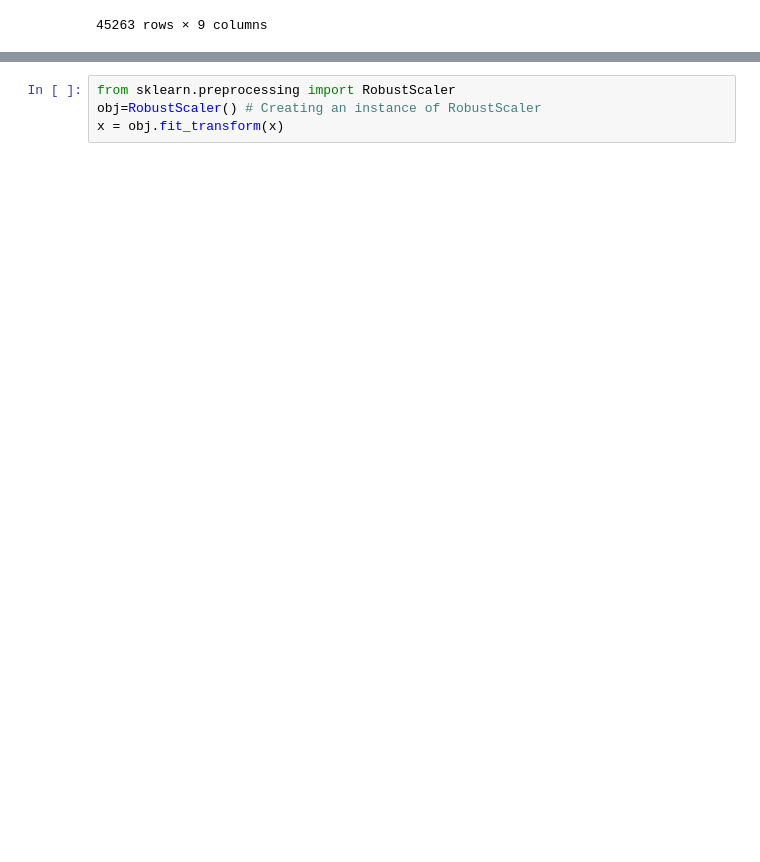
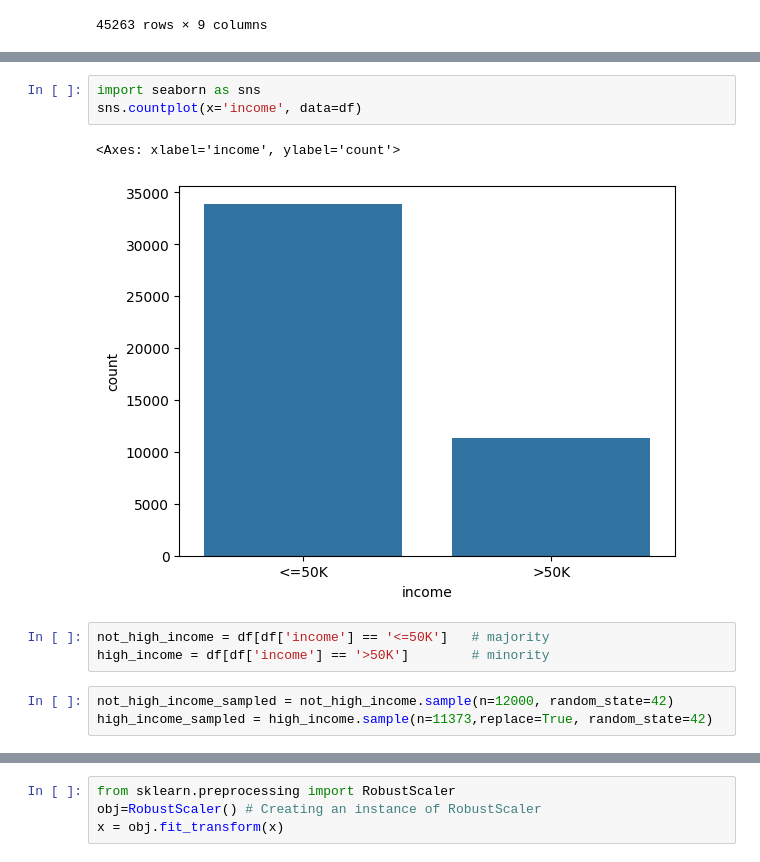
Before and after one commit to itsme0403005/project_edunet, a Jupyter notebook: salarypred.ipynb, the cells around one changed output, grey strips where cells are left out. Drawn from its saved outputs; the diff is of its cells as text; blank space fills up the shorter version.

```diff
--- a/salarypred.ipynb
+++ b/salarypred.ipynb
@@ -325,0 +333,12 @@ x
+# %%
+import seaborn as sns
+sns.countplot(x='income', data=df)
+# %% [output]
+<Axes: xlabel='income', ylabel='count'>
+[figure, added]
+# %%
+not_high_income = df[df['income'] == '<=50K']   # majority
+high_income = df[df['income'] == '>50K']        # minority
+# %%
+not_high_income_sampled = not_high_income.sample(n=12000, random_state=42)
+high_income_sampled = high_income.sample(n=11373,replace=True, random_state=42)
```
Also changed, not shown: parts of 20 cells of this notebook, 1 other file.
